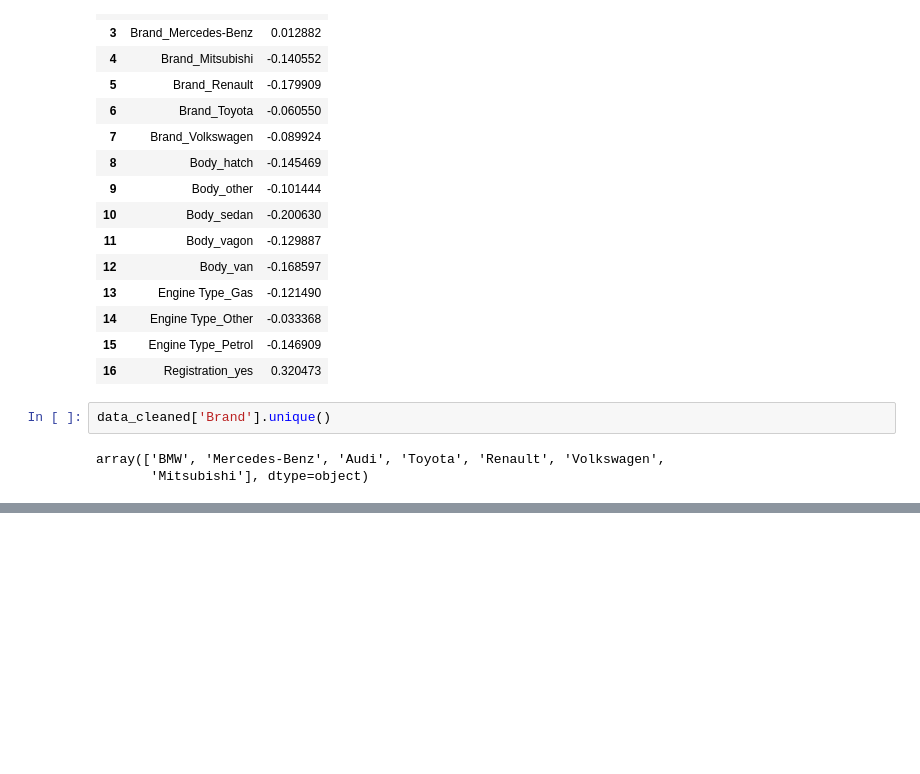
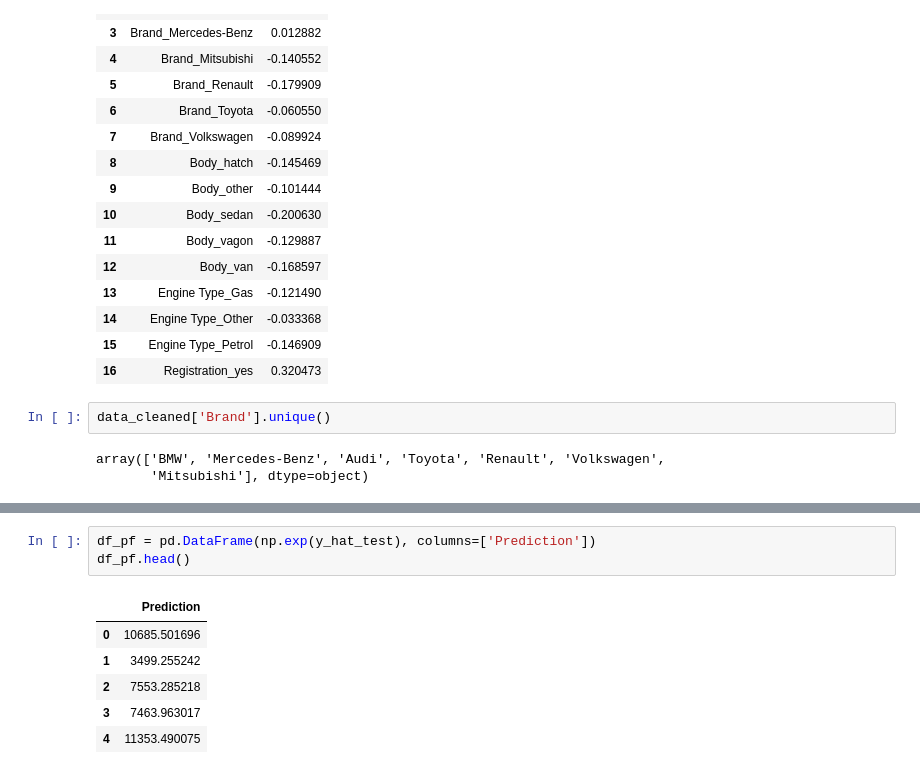
Before and after one commit to Hemant-Mhalsekar/Data-Science-365-Course, a Jupyter notebook: Sklearn_Linear_Regression_Practical_Example_1.ipynb, the cells around one changed output, grey strips where cells are left out. Cells and saved outputs as stored; diff of their text form; blank space fills up the shorter version.

```diff
--- a/Sklearn_Linear_Regression_Practical_Example_1.ipynb
+++ b/Sklearn_Linear_Regression_Practical_Example_1.ipynb
@@ -474,0 +488,10 @@ array(['BMW', 'Mercedes-Benz', 'Audi', 'Toyota', 'Renault', 'Volkswagen',
+# %%
+df_pf = pd.DataFrame(np.exp(y_hat_test), columns=['Prediction'])
+df_pf.head()
+# %% [output]
+|  | Prediction |
+| 0 | 10685.501696 |
+| 1 | 3499.255242 |
+| 2 | 7553.285218 |
+| 3 | 7463.963017 |
+| 4 | 11353.490075 |
```
Also changed, not shown: parts of 4 cells of this notebook.
